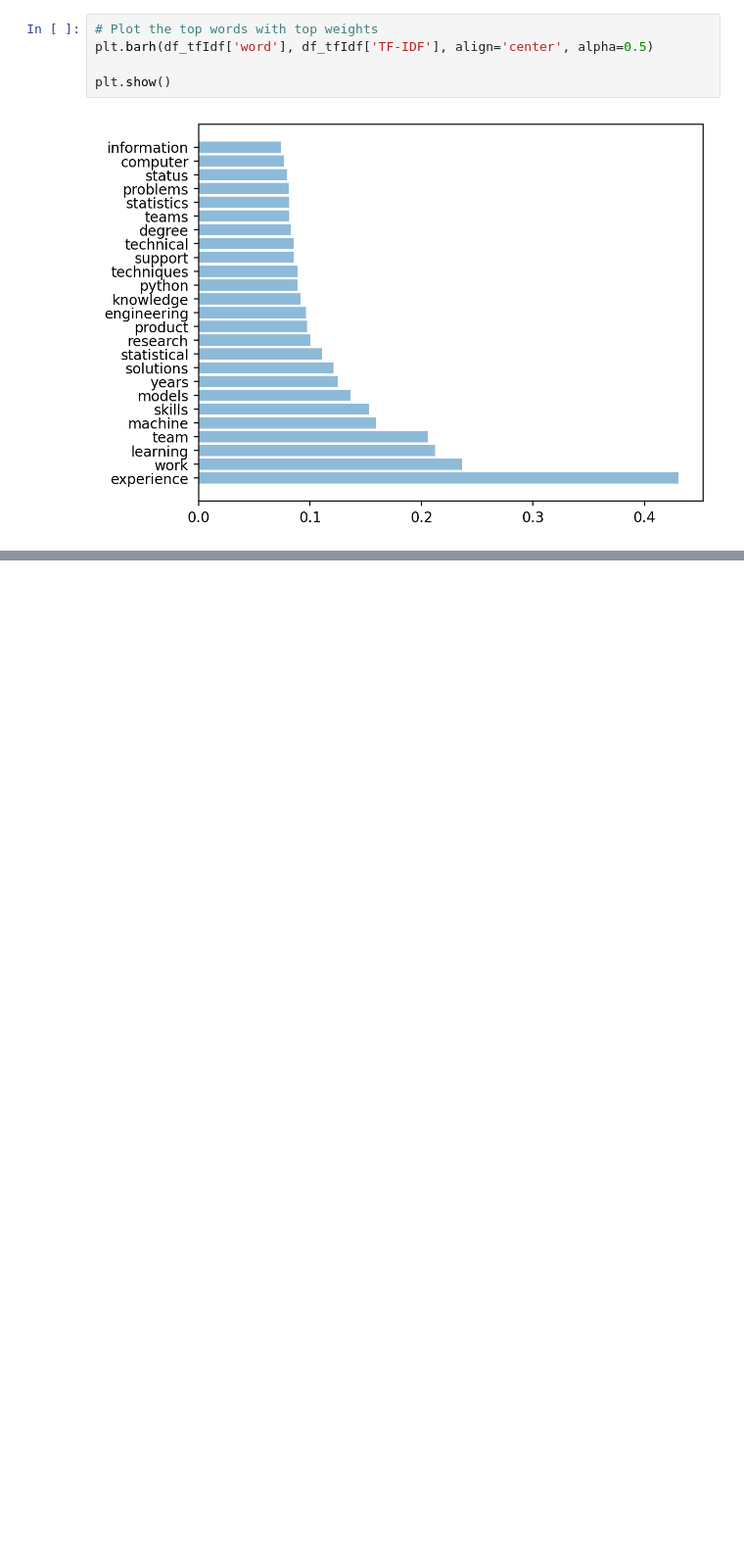
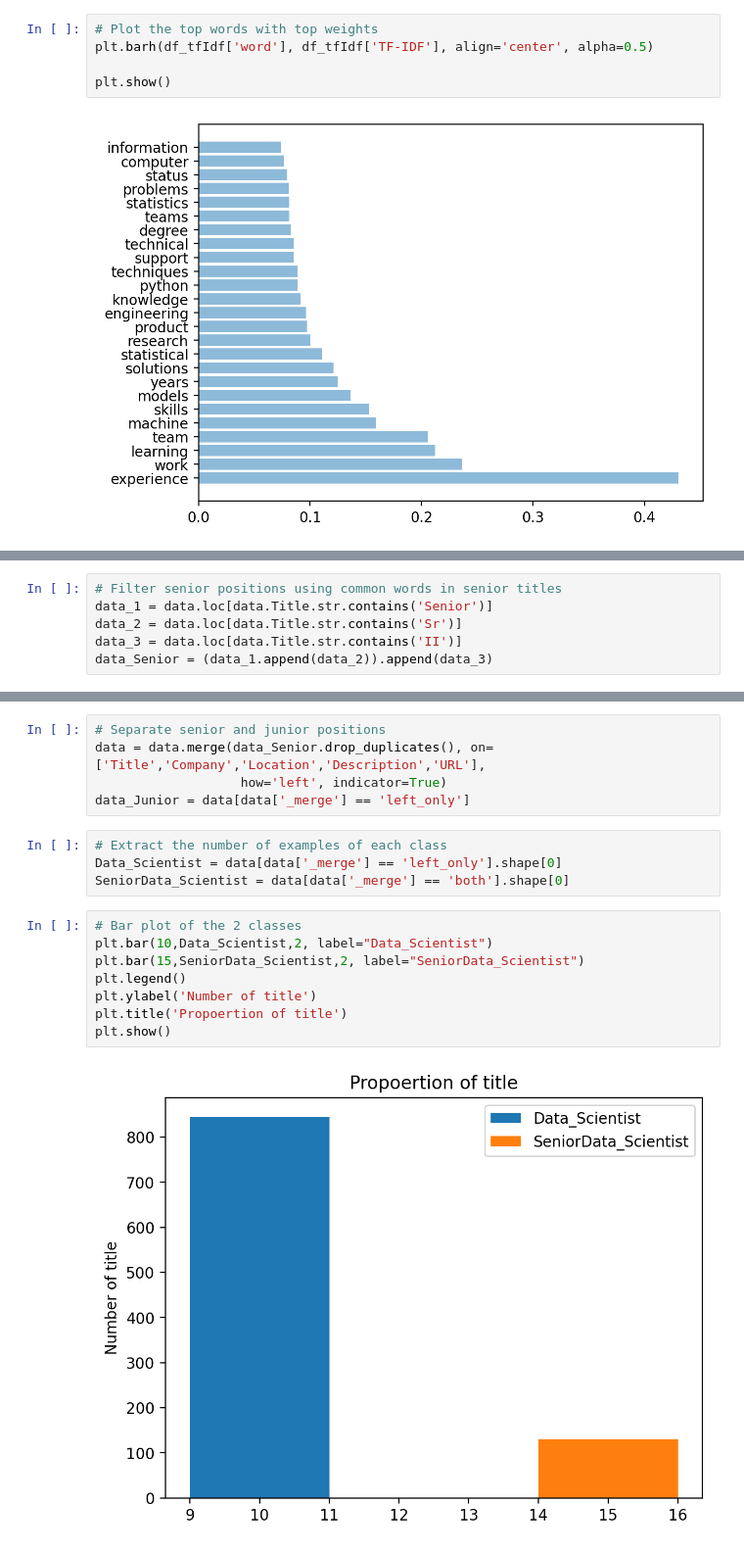
Before and after one commit to ericyang94/DS-Job-Analysis, a Jupyter notebook: Data_Analysis/Indeed_NLP_Analysis.ipynb, the cells around one changed output, grey strips where cells are left out. Shown at 98% size. Cells and saved outputs as stored; diff of their text form; blank space fills up the shorter version.

Commit message:
Separate senior and junior job listings

```diff
--- a/Data_Analysis/Indeed_NLP_Analysis.ipynb
+++ b/Data_Analysis/Indeed_NLP_Analysis.ipynb
@@ -177,0 +180,6 @@ plt.show()
+# %%
+# Filter senior positions using common words in senior titles
+data_1 = data.loc[data.Title.str.contains('Senior')]
+data_2 = data.loc[data.Title.str.contains('Sr')]
+data_3 = data.loc[data.Title.str.contains('II')]
+data_Senior = (data_1.append(data_2)).append(data_3)
@@ -177,0 +195,19 @@ plt.show()
+# %%
+# Separate senior and junior positions
+data = data.merge(data_Senior.drop_duplicates(), on=['Title','Company','Location','Description','URL'],
+                   how='left', indicator=True)
+data_Junior = data[data['_merge'] == 'left_only']
+# %%
+# Extract the number of examples of each class
+Data_Scientist = data[data['_merge'] == 'left_only'].shape[0]
+SeniorData_Scientist = data[data['_merge'] == 'both'].shape[0]
+# %%
+# Bar plot of the 2 classes
+plt.bar(10,Data_Scientist,2, label="Data_Scientist")
+plt.bar(15,SeniorData_Scientist,2, label="SeniorData_Scientist")
+plt.legend()
+plt.ylabel('Number of title')
+plt.title('Propoertion of title')
+plt.show()
+# %% [output]
+[figure, added]
```
Also changed, not shown: parts of 10 cells of this notebook.
